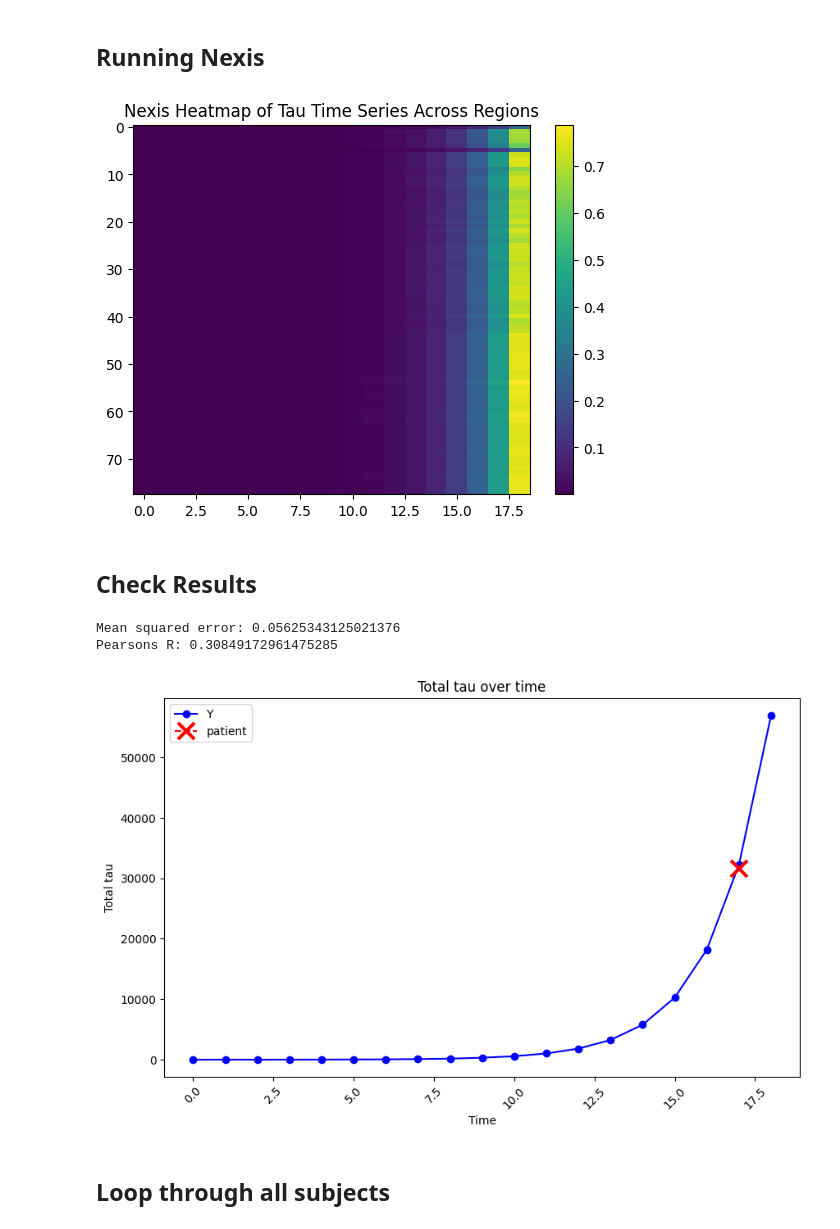
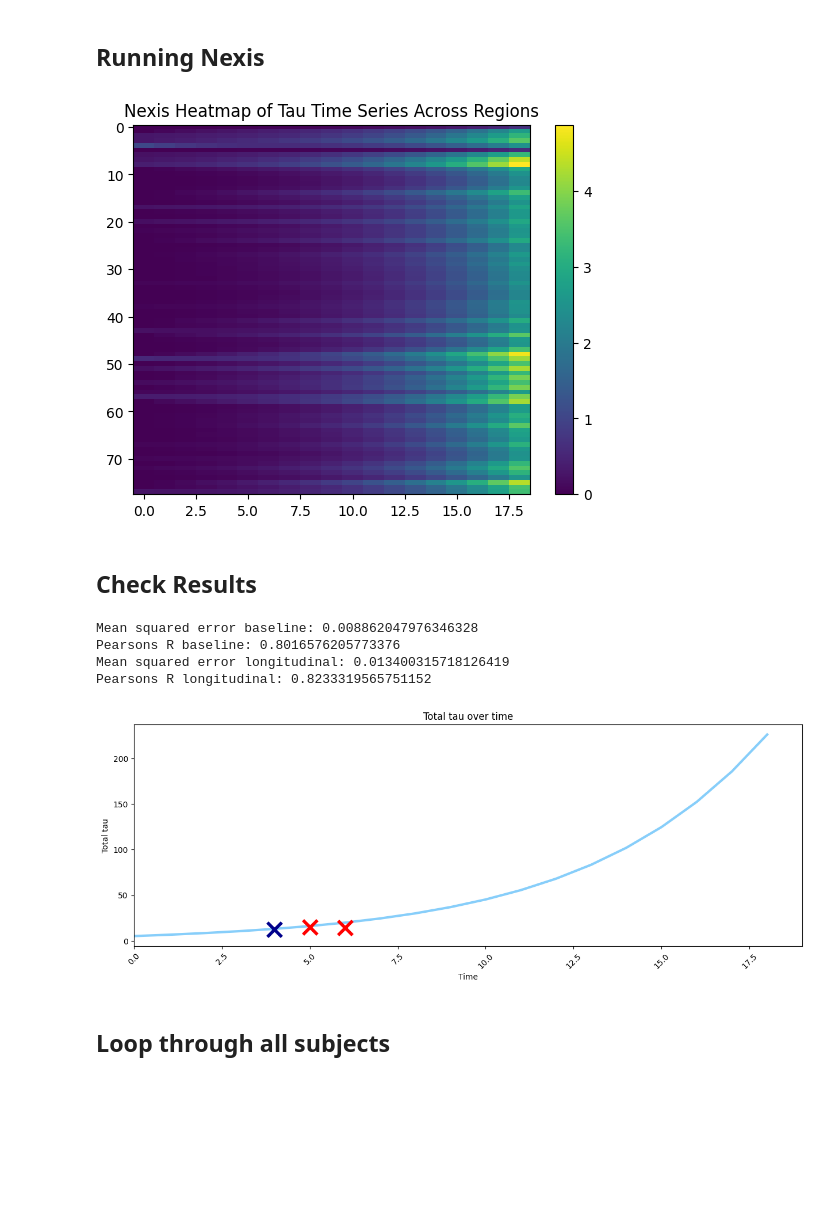
Before and after one commit to LaasyaMunjeti/EBM-Nexis, a Jupyter notebook: Running_nexis_seedop.ipynb, the cells around one changed output. Cells and saved outputs as stored; diff of their text form; code cells hidden in the pictures; blank space fills up the shorter version.

```diff
--- a/Running_nexis_seedop.ipynb
+++ b/Running_nexis_seedop.ipynb
@@ -65,7 +66,10 @@ individual = 1
 
 C_ = connectivity_matrix  # Connectivity matrix (nROI x nROI)
 U_ = np.zeros((nROI, 1)) # Cell type matrix (nROI x nTypes)/ gene_data_reordered
-t_vec_ = np.linspace(0, 18, 19)  # Time vector in terms of stages outputted by EBM (16 stages) # CHANGE LATER: 100 time points once time vs. stage relationship has been specified
+if individual == 1:
+    t_vec_ = np.linspace(0, 18, 19)
+else:
+    t_vec_ = np.linspace(0, 10, 100)  # Time vector (include 100 time points) (1 x nt)
 w_dir_ = 0  # Since I don't care about directionality, set to 0 which overwrites s as 0.5
 volcorrect_ = 1  # Binary flag set to 0 if not correcting for volume, set to 1 if correcting for volume and add regional volume data to regional_volumes
 region_volumes_ = regional_volumes_excluded  # Regional volumes for normalization (nROI x 1)
@@ -320,7 +516,7 @@ nexis_model = run_Nexis(C_=C_, U_=U_, t_vec_=t_vec_, w_dir_=w_dir_,
                         region_volumes_=region_volumes_, logistic_term_=1)
 
 # Parameters for simulate_nexis method
-parameters =  [0.574, 0.539, 1, 0.5, 0.0, 0.0, 50.0, optimized_initial_vec] # [alpha, beta, gamma, s, b, p, k, initial vector] # CAN MANUALLY SET PARAMETERS HERE
+parameters =  [0.2117571, 0.170457, 1, 0.5, 0.0, 0.0, 50.0, optimized_initial_vec] # [alpha, beta, gamma, s, b, p, k, initial vector] # CAN MANUALLY SET PARAMETERS HERE
 
 # Call the simulate_nexis method with the parameters
 Y = nexis_model.simulate_nexis(parameters)
@@ -332,71 +528,86 @@ if individual:
 # Plot heatmap of Y
 plt = heatmap('baseline',Y)
 # %% [output]
-[figure, old version]
+[figure, new version]
 # %% [markdown]
 ## Check Results
 # %%
 if individual:
-    # Calculate MSE between E(t) and Y
-    mse = mse_matrix(patient_tau, Y_edited)
-    print('Mean squared error: ' + str(mse))
+    # Calculate MSE and R for baseline
+    mse_baseline = mse_matrix(patient_tau, Y_edited)
+    print('Mean squared error baseline: ' + str(mse_baseline))
+    R_baseline, p_value = pearsonr(Y_edited.flatten(), patient_tau.flatten())
+    print('Pearsons R baseline: ' + str(R_baseline))
 
-    # Calculate R (only relevant with longitudinal data)
-    R, p_value = pearsonr(Y_edited.flatten(), patient_tau.flatten())
-    print('Pearsons R: ' + str(R))
+    # MSE and R for longitudinal
+    Y_edited_longitudinal = Y[:, stages_longitudinal[:2]]
+    mse_longitudinal = mse_matrix(patient_tau_longitudinal[:,:2], Y_edited_longitudinal)
+    print('Mean squared error longitudinal: ' + str(mse_longitudinal))
+    R_longitudinal, p_value_longitudinal = pearsonr(patient_tau_longitudinal[:,:2].flatten(), Y_edited_longitudinal.flatten())
+    print('Pearsons R longitudinal: ' + str(R_longitudinal))
 # %% [output]
-Mean squared error: 0.05625343125021376
-Pearsons R: 0.30849172961475285
+Mean squared error baseline: 0.008862047976346328
+Pearsons R baseline: 0.8016576205773376
+Mean squared error longitudinal: 0.013400315718126419
+Pearsons R longitudinal: 0.8233319565751152
 # %%
 # Plot total tau over time for patient tau and Y_edited
 
 if individual:
 
     # Volume correction
-    regional_volumes_array = np.array(regional_volumes_excluded)
-    regional_volumes_array = regional_volumes_array.reshape((78,1))
-    tau_mass_Y = regional_volumes_array * Y
-    total_tau_Y = np.sum(tau_mass_Y, axis=0)
+    #regional_volumes_array = np.array(regional_volumes_excluded)
+    #regional_volumes_array = regional_volumes_array.reshape((78,1))
+    #tau_mass_Y = regional_volumes_array * Y
+    #total_tau_Y = np.sum(tau_mass_Y, axis=0)
+    total_tau_Y = np.sum(Y, axis=0)
+
     patient_tau = patient_tau.reshape(78,1)
-    tau_mass_patient = regional_volumes_array * patient_tau
-    total_tau_patient = np.sum(tau_mass_patient, axis=0)
+    #tau_mass_patient = regional_volumes_array * patient_tau
+    #total_tau_patient = np.sum(tau_mass_patient, axis=0)
+    total_tau_patient = np.sum(patient_tau, axis=0)
+    longitudinal_sums = patient_tau_longitudinal.sum(axis=0)
 
     time_points_Y = np.linspace(0, 18, 19)
 
-    plt.figure(figsize=(10, 6))
+    plt.figure(figsize=(15, 5))
 
     # Plot total_tau_Y
-    plt.plot(time_points_Y, total_tau_Y, marker='o', linestyle='-', color='b', label= 'Y')
+    plt.plot(time_points_Y, total_tau_Y, linestyle='-', linewidth = 3, color='#87CEFA', label= 'Y')
 
-    # Plot total_tau_patient on the same graph
-    plt.plot(stages, total_tau_patient, marker='x', linestyle='--', color='r', label= 'patient', markersize=15, markeredgewidth=3)
+    # Plot total_tau_patient (baseline and longitudinal) on the same graph
+    plt.plot(stages, total_tau_patient, marker='x', linestyle='--', color='#00008B', label= 'patient', markersize=18, markeredgewidth=4)
+    for i in range(len(longitudinal_sums)-1):
+        plt.plot(stages_longitudinal[i], longitudinal_sums[i], marker='x', linestyle='--', color= 'red', label= 'patient', markersize=18, markeredgewidth=4)
 
     plt.title('Total tau over time')
     plt.xlabel('Time')  # Label the x-axis
     plt.ylabel('Total tau')  # Label the y-axis
     plt.xticks(rotation=45)  # Optional: rotate x-axis labels for better readability
-    plt.legend()  # Add a legend to distinguish the two lines
+    plt.xlim(0,19)
+    #plt.ylim(0,100)
+    #plt.legend()  # Add a legend to distinguish the two lines
     plt.show
 
 else:
     # Define time points
     time_points = np.linspace(0,18,19)
 
     plt.figure(figsize=(10, 6))
 
     # Plot Y
     total_tau_Y = np.sum(Y, axis=0)
     plt.plot(time_points, total_tau_Y, marker='o', linestyle='-', color='r', label= 'Y')
 
     # Plot total tau for each subject
     patient_data.loc[:, 'Sum'] = patient_data.iloc[:, 4:].sum(axis=1)
     plt.scatter(patient_data['ml_stage'], patient_data['Sum'], color='b', label='Subjects')
 
     plt.title('Total tau over time')
     plt.xlabel('Time')  # Label the x-axis
     plt.ylabel('Total tau')  # Label the y-axis
     plt.xticks(rotation=45)  # Optional: rotate x-axis labels for better readability
-    plt.legend()  # Add a legend to distinguish the two lines
+    #plt.legend()  # Add a legend to distinguish the two lines
     plt.show
 # %% [output]
-[figure, old version]
+[figure, new version]
```
Also changed, not shown: parts of 12 cells of this notebook.
